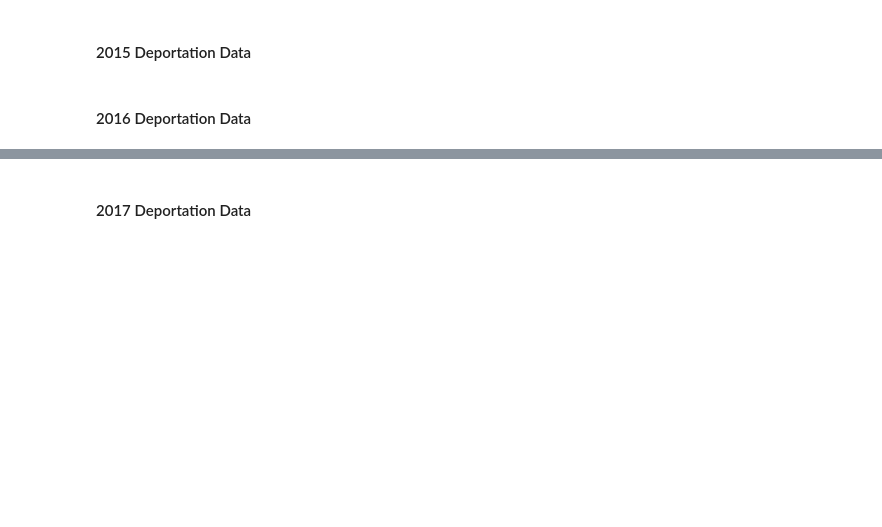
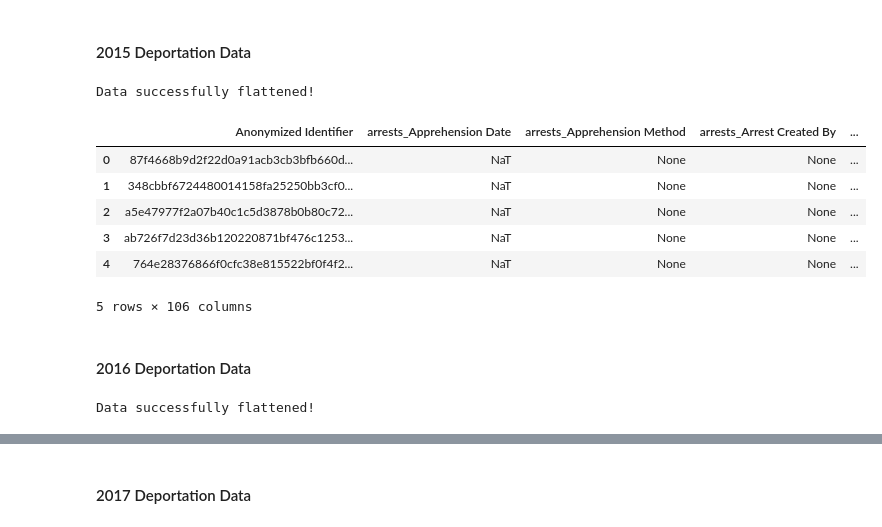
Before and after one commit to emilynnguyen1/ICE-Outcomes, a Jupyter notebook: notebooks/Cleaning-Data.ipynb, the cells around one changed output, grey strips where cells are left out. Drawn from its saved outputs; the diff is of its cells as text; code cells hidden in the pictures; blank space fills up the shorter version.

```diff
--- a/notebooks/Cleaning-Data.ipynb
+++ b/notebooks/Cleaning-Data.ipynb
@@ -120,4 +194,68 @@ Name: count, dtype: int64
 # %% [markdown]
 #### 2015 Deportation Data
+# %%
+# 50k SRS 2015 dataset
+query = """
+SELECT *
+FROM `ice-data-project.ice_data_clean.master_50k_15`
+"""
+
+deportations_15 = client.query(query).to_dataframe()
+
+# SHOW ALL COLUMNS IN DATAFRAME
+record_columns = ['arrests', 'decisions', 'detentions', 'removals']
+for col in record_columns:
+    # 1. Convert any missing records (NaN) into empty dictionaries to prevent crashes
+    deportations_15[col] = deportations_15[col].apply(lambda x: x if isinstance(x, dict) else {})
+
+    # 2. Flatten the dictionary into its own temporary DataFrame
+    # Adding a prefix ensures we know where the data came from (e.g., 'detentions_Case ID')
+    deportations_15_flat = pd.json_normalize(deportations_15[col]).add_prefix(f'{col}_')
+
+    # 3. Attach the newly flattened columns back to the main DataFrame
+    deportations_15 = pd.concat([deportations_15, deportations_15_flat], axis=1)
+
+    # 4. Drop the original nested column to keep the DataFrame clean
+    deportations_15 = deportations_15.drop(columns=[col])
+print("\nData successfully flattened!")
+# %% [output]
+Data successfully flattened!
+# %%
+deportations_15.head()
+# %% [output]
+|  | Anonymized Identifier | arrests_Apprehension Date | arrests_Apprehension Method | arrests_Arrest Created By | ... |
+| 0 | 87f4668b9d2f22d0a91acb3cb3bfb660d... | NaT | None | None | ... |
+| 1 | 348cbbf6724480014158fa25250bb3cf0... | NaT | None | None | ... |
+| 2 | a5e47977f2a07b40c1c5d3878b0b80c72... | NaT | None | None | ... |
+| 3 | ab726f7d23d36b120220871bf476c1253... | NaT | None | None | ... |
+| 4 | 764e28376866f0cfc38e815522bf0f4f2... | NaT | None | None | ... |
+5 rows × 106 columns
 # %% [markdown]
 #### 2016 Deportation Data
+# %%
+# 50k SRS 2016 dataset
+query = """
+SELECT *
+FROM `ice-data-project.ice_data_clean.master_50k_16`
+"""
+
+deportations_16 = client.query(query).to_dataframe()
+
+# SHOW ALL COLUMNS IN DATAFRAME
+record_columns = ['arrests', 'decisions', 'detentions', 'removals']
+for col in record_columns:
+    # 1. Convert any missing records (NaN) into empty dictionaries to prevent crashes
+    deportations_16[col] = deportations_16[col].apply(lambda x: x if isinstance(x, dict) else {})
+
+    # 2. Flatten the dictionary into its own temporary DataFrame
+    # Adding a prefix ensures we know where the data came from (e.g., 'detentions_Case ID')
+    deportations_16_flat = pd.json_normalize(deportations_16[col]).add_prefix(f'{col}_')
+
+    # 3. Attach the newly flattened columns back to the main DataFrame
+    deportations_16 = pd.concat([deportations_16, deportations_16_flat], axis=1)
+
+    # 4. Drop the original nested column to keep the DataFrame clean
+    deportations_16 = deportations_16.drop(columns=[col])
+print("\nData successfully flattened!")
+# %% [output]
+Data successfully flattened!
```
Also changed, not shown: parts of 17 cells of this notebook.
